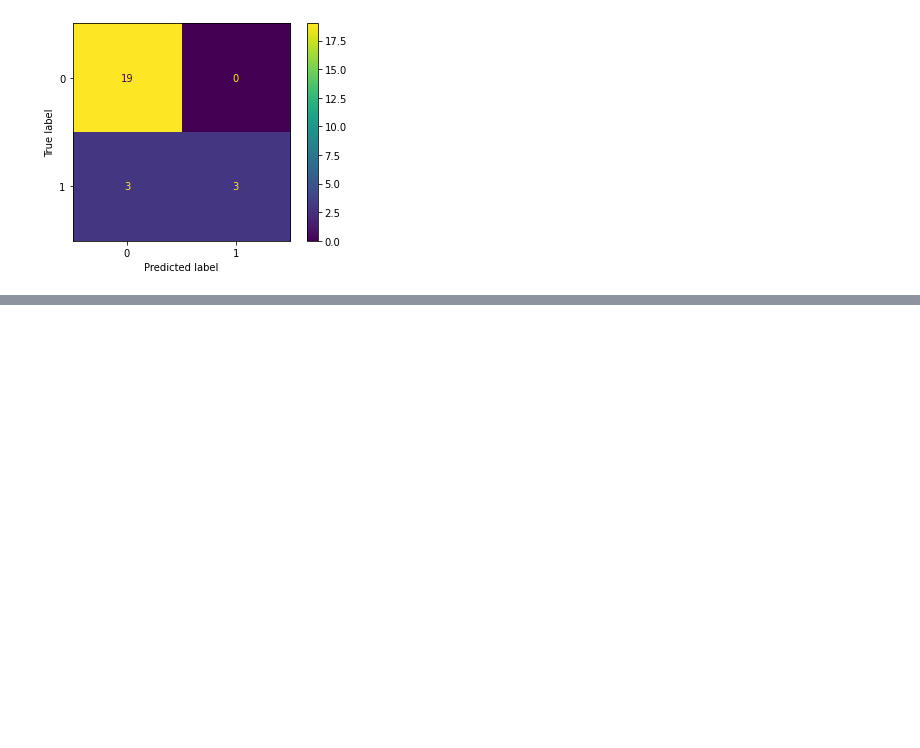
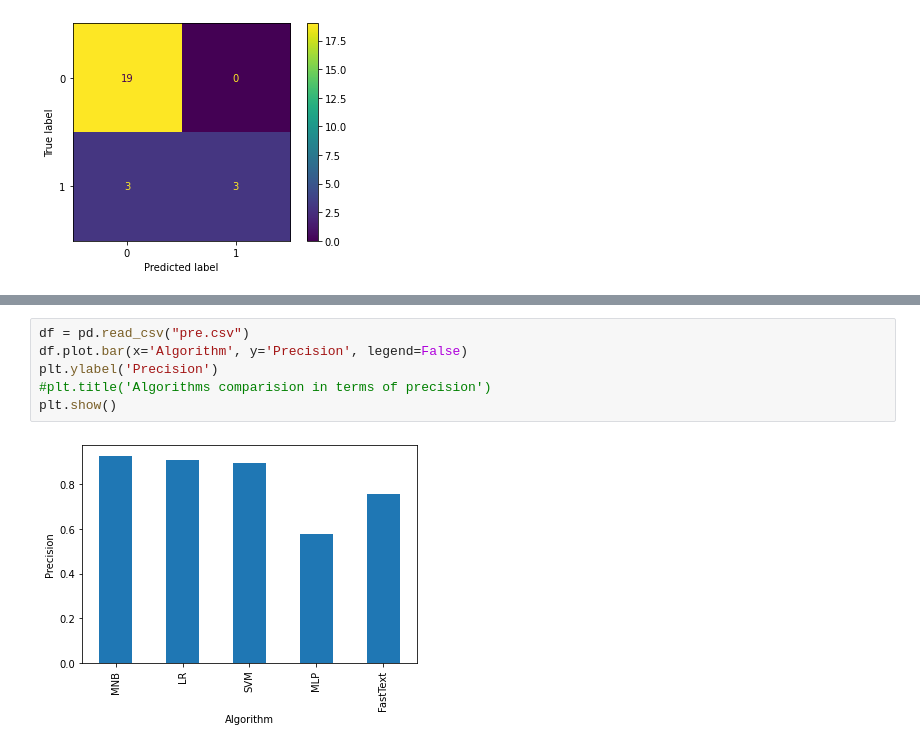
Before and after one commit to nhamct/Software-Requirement-Classification, a Jupyter notebook: Software_Requirement_Classification_Vietnamese.ipynb, the cells around one changed output, grey strips where cells are left out. Drawn from its saved outputs; the diff is of its cells as text; blank space fills up the shorter version.

```diff
--- a/Software_Requirement_Classification_Vietnamese.ipynb
+++ b/Software_Requirement_Classification_Vietnamese.ipynb
@@ -636,0 +675,8 @@ NameError: ignored
+# %%
+df = pd.read_csv("pre.csv")
+df.plot.bar(x='Algorithm', y='Precision', legend=False)
+plt.ylabel('Precision')
+#plt.title('Algorithms comparision in terms of precision')
+plt.show()
+# %% [output]
+[figure, added]
```
Also changed, not shown: parts of 27 cells of this notebook.
